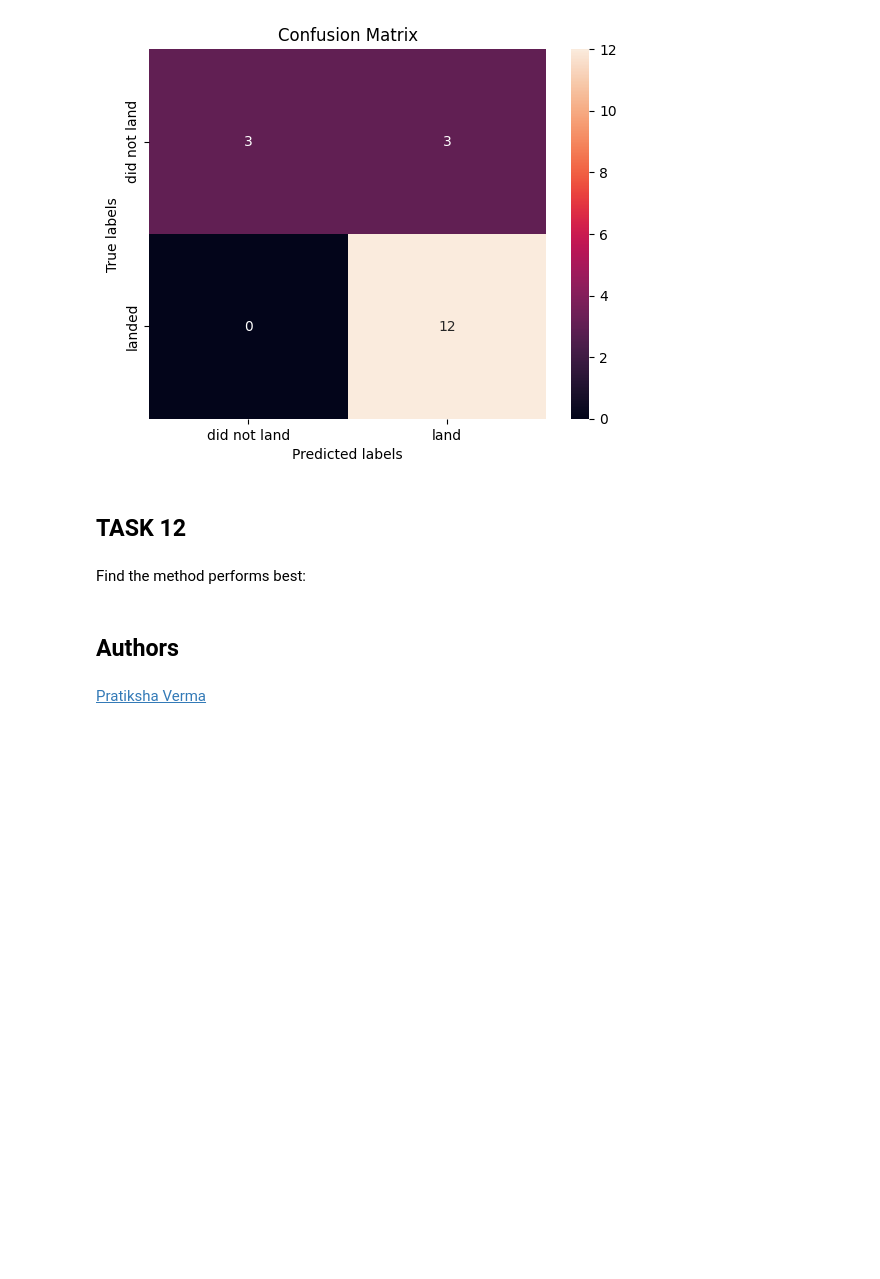
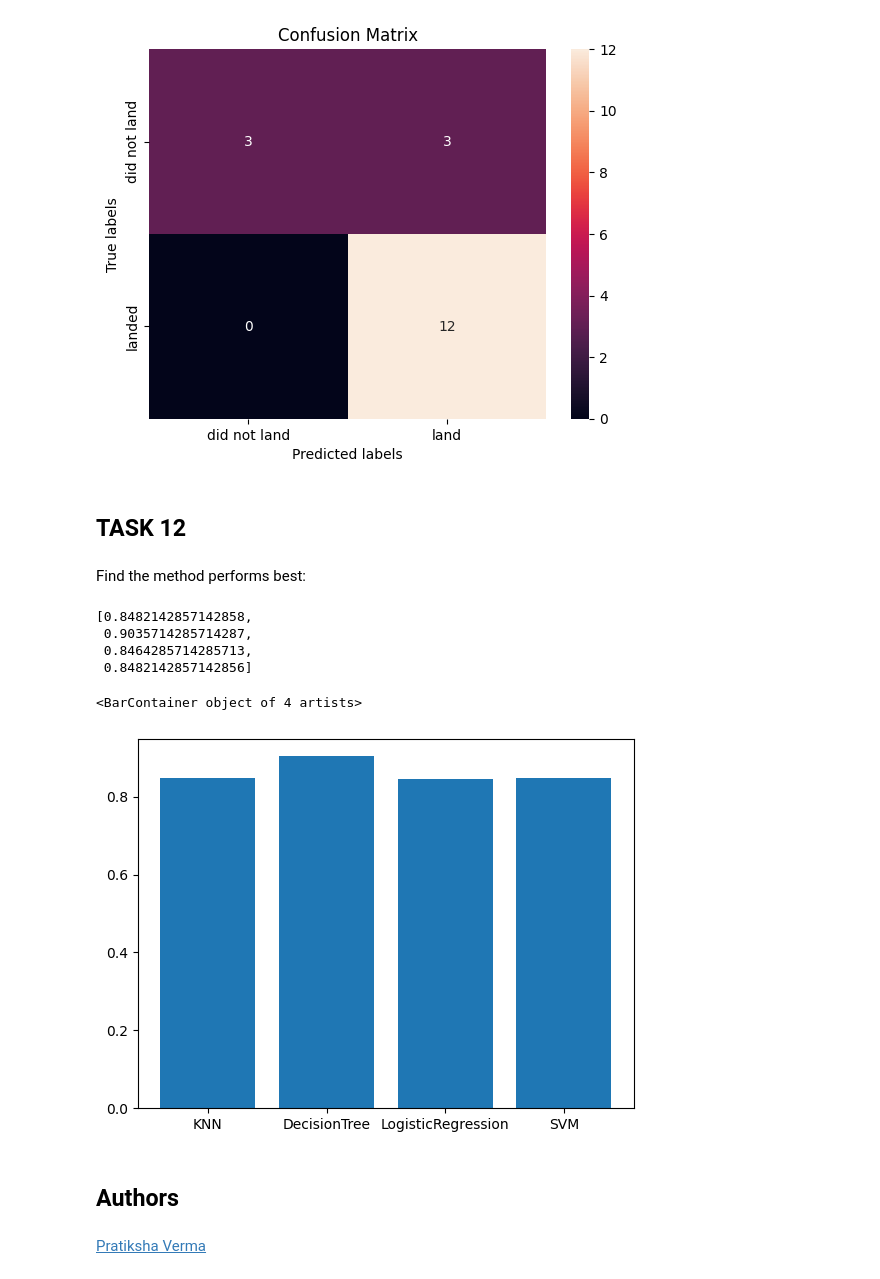
Before and after one commit to avinashsinghnash/DatascieceCapstone, a Jupyter notebook: IBM-DS0321EN-SkillsNetwork_labs_module_4_SpaceX_Machine_Learning_Prediction_Part_5.jupyterlite.ipynb, the cells around one changed output. Drawn from its saved outputs; the diff is of its cells as text; code cells hidden in the pictures; blank space fills up the shorter version.

```diff
--- a/IBM-DS0321EN-SkillsNetwork_labs_module_4_SpaceX_Machine_Learning_Prediction_Part_5.jupyterlite.ipynb
+++ b/IBM-DS0321EN-SkillsNetwork_labs_module_4_SpaceX_Machine_Learning_Prediction_Part_5.jupyterlite.ipynb
@@ -331,6 +331,22 @@ plot_confusion_matrix(Y_test,yhat)
 ## TASK  12
 # %% [markdown]
 Find the method performs best:
+# %%
+scores = [knn_cv.best_score_, tree_cv.best_score_, logreg_cv.best_score_, svm_cv.best_score_]
+# %%
+scores
+# %% [output]
+[0.8482142857142858,
+ 0.9035714285714287,
+ 0.8464285714285713,
+ 0.8482142857142856]
+# %%
+models = ['KNN', 'DecisionTree', 'LogisticRegression', 'SVM']
+# %%
+plt.bar(models,scores)
+# %% [output]
+<BarContainer object of 4 artists>
+[figure, added]
 # %% [markdown]
 ## Authors
 # %% [markdown]
```
Also changed, not shown: parts of 1 cell of this notebook.
